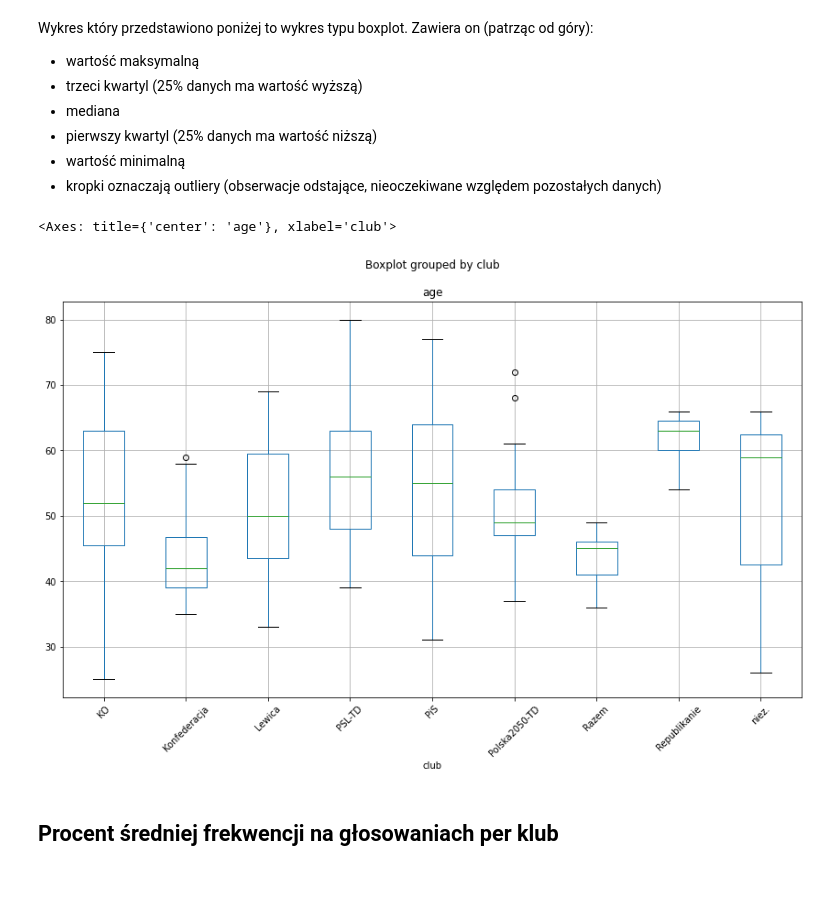
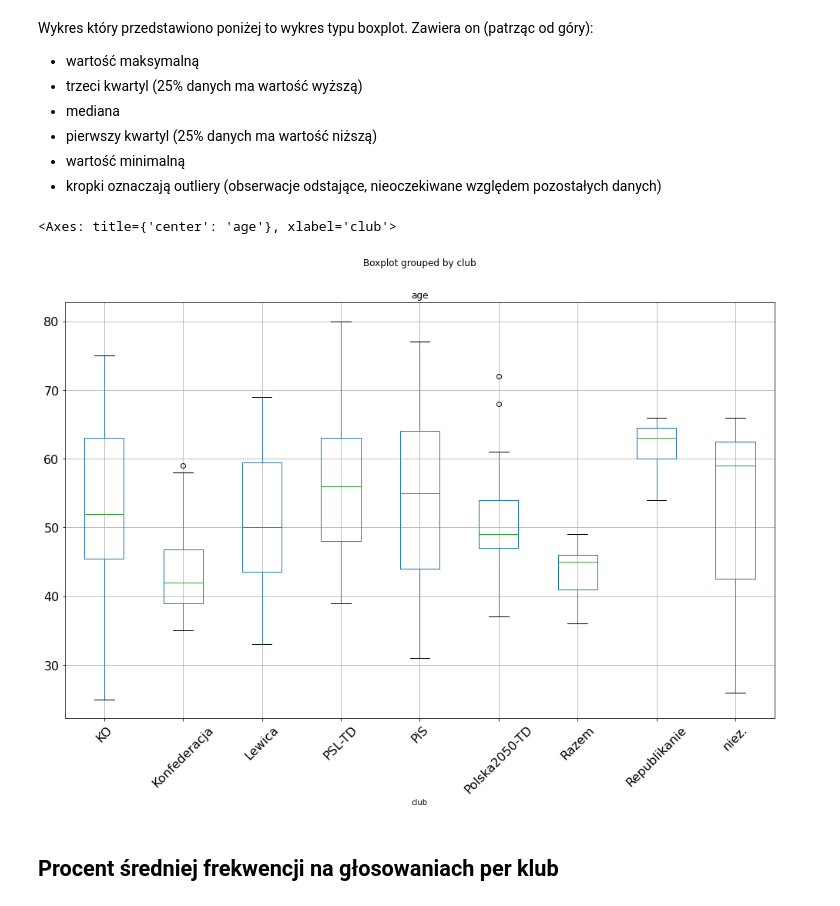
Before and after one commit to michalszycha/polish-sejm-check, a Jupyter notebook: mps.ipynb, the cells around one changed output. Drawn from its saved outputs; the diff is of its cells as text; code cells hidden in the pictures.

```diff
--- a/mps.ipynb
+++ b/mps.ipynb
@@ -178,10 +178,10 @@ Wykres który przedstawiono poniżej to wykres typu boxplot. Zawiera on (patrzą
 - wartość minimalną
 - kropki oznaczają outliery (obserwacje odstające, nieoczekiwane względem pozostałych danych)
 # %%
-mps_df.boxplot(by='club', column='age', rot=45, figsize=(14, 8))
+mps_df.boxplot(by='club', column='age', rot=45, figsize=(16, 10), fontsize=16)
 # %% [output]
 <Axes: title={'center': 'age'}, xlabel='club'>
-[figure, old version]
+[figure, new version]
 # %% [markdown]
 ## Procent średniej frekwencji na głosowaniach per klub
 # %%
```
Also changed, not shown: parts of 2 cells of this notebook, 1 other file.
